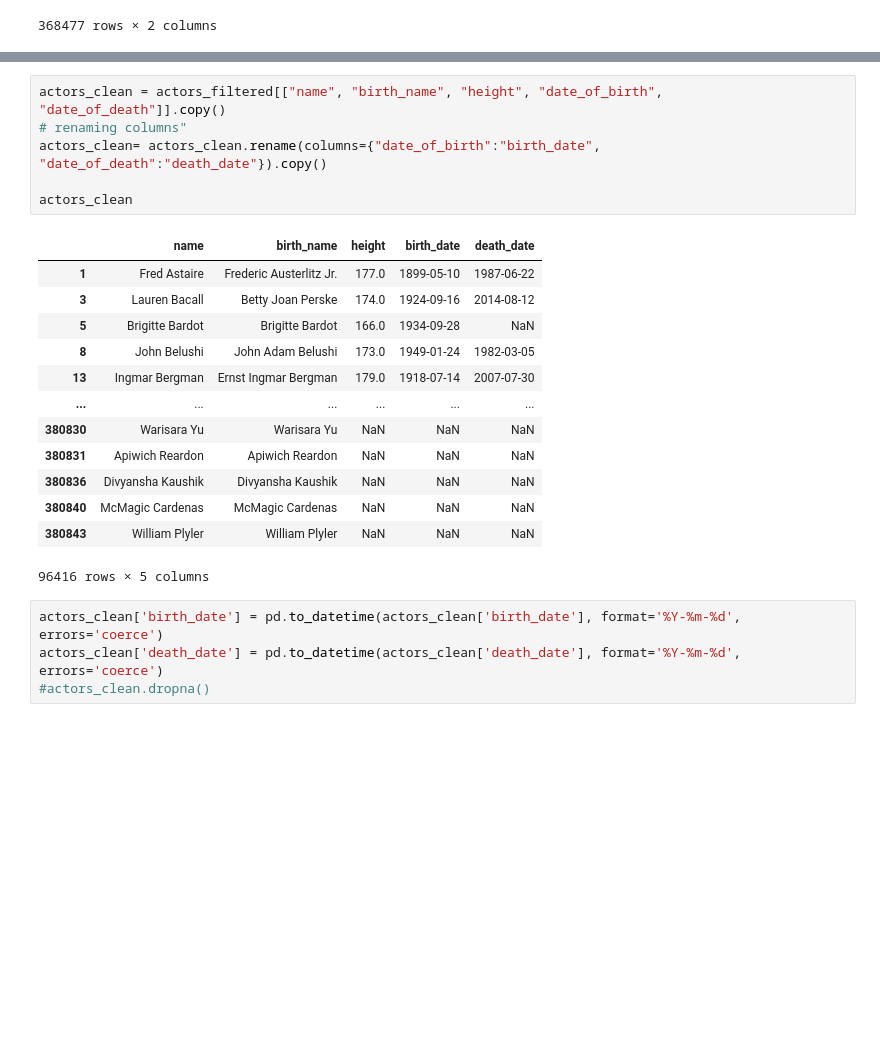
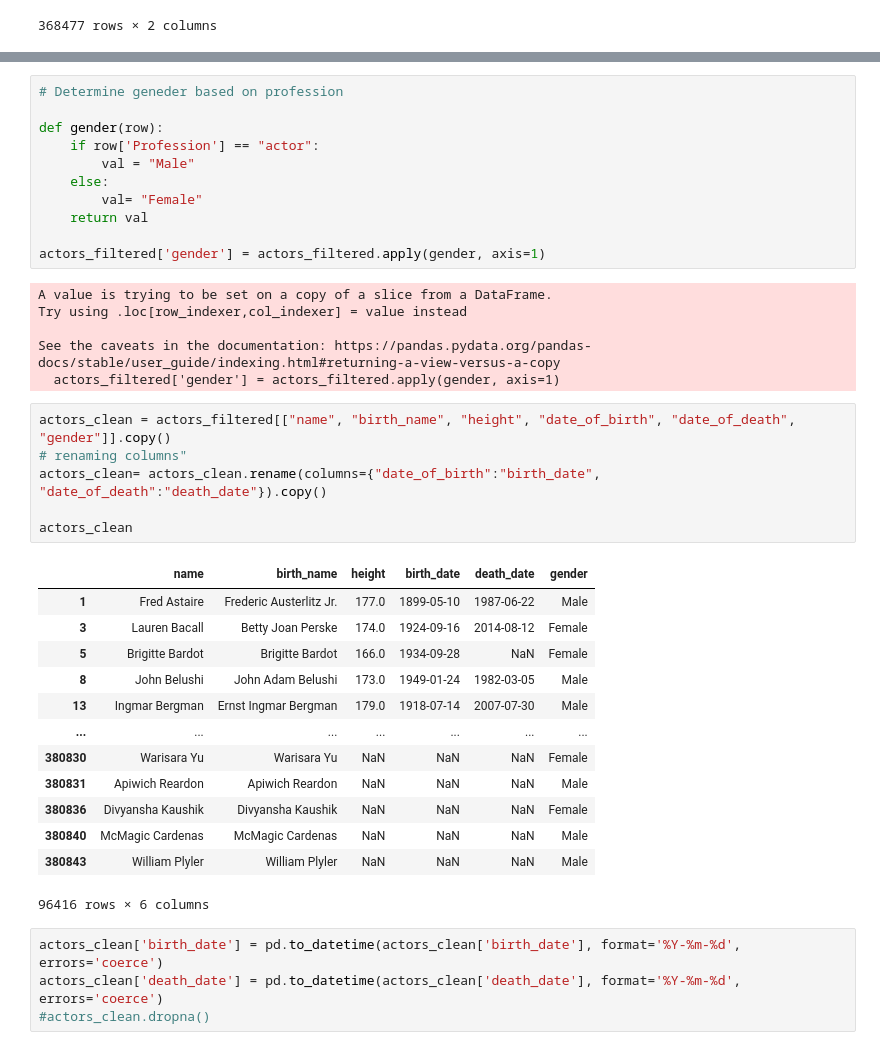
Before and after one commit to eriklockwood/team1_etl_project, a Jupyter notebook: etl_actor.ipynb, the cells around one changed output, grey strips where cells are left out. Drawn from its saved outputs; the diff is of its cells as text; blank space fills up the shorter version.

```diff
--- a/etl_actor.ipynb
+++ b/etl_actor.ipynb
@@ -105,26 +105,43 @@ Data columns (total 7 columns):
  6   Profession          96416 non-null  object
 dtypes: float64(1), object(6)
 memory usage: 5.9+ MB
+# %%
+# Determine geneder based on profession
+
+def gender(row):
+    if row['Profession'] == "actor":
+        val = "Male"
+    else:
+        val= "Female"
+    return val
+
+actors_filtered['gender'] = actors_filtered.apply(gender, axis=1)
+# %% [output]
+A value is trying to be set on a copy of a slice from a DataFrame.
+Try using .loc[row_indexer,col_indexer] = value instead
+
+See the caveats in the documentation: https://pandas.pydata.org/pandas-docs/stable/user_guide/indexing.html#returning-a-view-versus-a-copy
+  actors_filtered['gender'] = actors_filtered.apply(gender, axis=1)
 # %%
-actors_clean = actors_filtered[["name", "birth_name", "height", "date_of_birth", "date_of_death"]].copy()
+actors_clean = actors_filtered[["name", "birth_name", "height", "date_of_birth", "date_of_death", "gender"]].copy()
 # renaming columns"
 actors_clean= actors_clean.rename(columns={"date_of_birth":"birth_date", "date_of_death":"death_date"}).copy()
 
 actors_clean
 # %% [output]
-|  | name | birth_name | height | birth_date | death_date |
-| 1 | Fred Astaire | Frederic Austerlitz Jr. | 177.0 | 1899-05-10 | 1987-06-22 |
-| 3 | Lauren Bacall | Betty Joan Perske | 174.0 | 1924-09-16 | 2014-08-12 |
-| 5 | Brigitte Bardot | Brigitte Bardot | 166.0 | 1934-09-28 | NaN |
-| 8 | John Belushi | John Adam Belushi | 173.0 | 1949-01-24 | 1982-03-05 |
-| 13 | Ingmar Bergman | Ernst Ingmar Bergman | 179.0 | 1918-07-14 | 2007-07-30 |
-| ... | ... | ... | ... | ... | ... |
-| 380830 | Warisara Yu | Warisara Yu | NaN | NaN | NaN |
-| 380831 | Apiwich Reardon | Apiwich Reardon | NaN | NaN | NaN |
-| 380836 | Divyansha Kaushik | Divyansha Kaushik | NaN | NaN | NaN |
-| 380840 | McMagic Cardenas | McMagic Cardenas | NaN | NaN | NaN |
-| 380843 | William Plyler | William Plyler | NaN | NaN | NaN |
+|  | name | birth_name | height | birth_date | death_date | gender |
+| 1 | Fred Astaire | Frederic Austerlitz Jr. | 177.0 | 1899-05-10 | 1987-06-22 | Male |
+| 3 | Lauren Bacall | Betty Joan Perske | 174.0 | 1924-09-16 | 2014-08-12 | Female |
+| 5 | Brigitte Bardot | Brigitte Bardot | 166.0 | 1934-09-28 | NaN | Female |
+| 8 | John Belushi | John Adam Belushi | 173.0 | 1949-01-24 | 1982-03-05 | Male |
+| 13 | Ingmar Bergman | Ernst Ingmar Bergman | 179.0 | 1918-07-14 | 2007-07-30 | Male |
+| ... | ... | ... | ... | ... | ... | ... |
+| 380830 | Warisara Yu | Warisara Yu | NaN | NaN | NaN | Female |
+| 380831 | Apiwich Reardon | Apiwich Reardon | NaN | NaN | NaN | Male |
+| 380836 | Divyansha Kaushik | Divyansha Kaushik | NaN | NaN | NaN | Female |
+| 380840 | McMagic Cardenas | McMagic Cardenas | NaN | NaN | NaN | Male |
+| 380843 | William Plyler | William Plyler | NaN | NaN | NaN | Male |
-96416 rows × 5 columns
+96416 rows × 6 columns
 # %%
 actors_clean['birth_date'] = pd.to_datetime(actors_clean['birth_date'], format='%Y-%m-%d', errors='coerce')
 actors_clean['death_date'] = pd.to_datetime(actors_clean['death_date'], format='%Y-%m-%d', errors='coerce')
```
Also changed, not shown: parts of 6 cells of this notebook, 1 other file.
